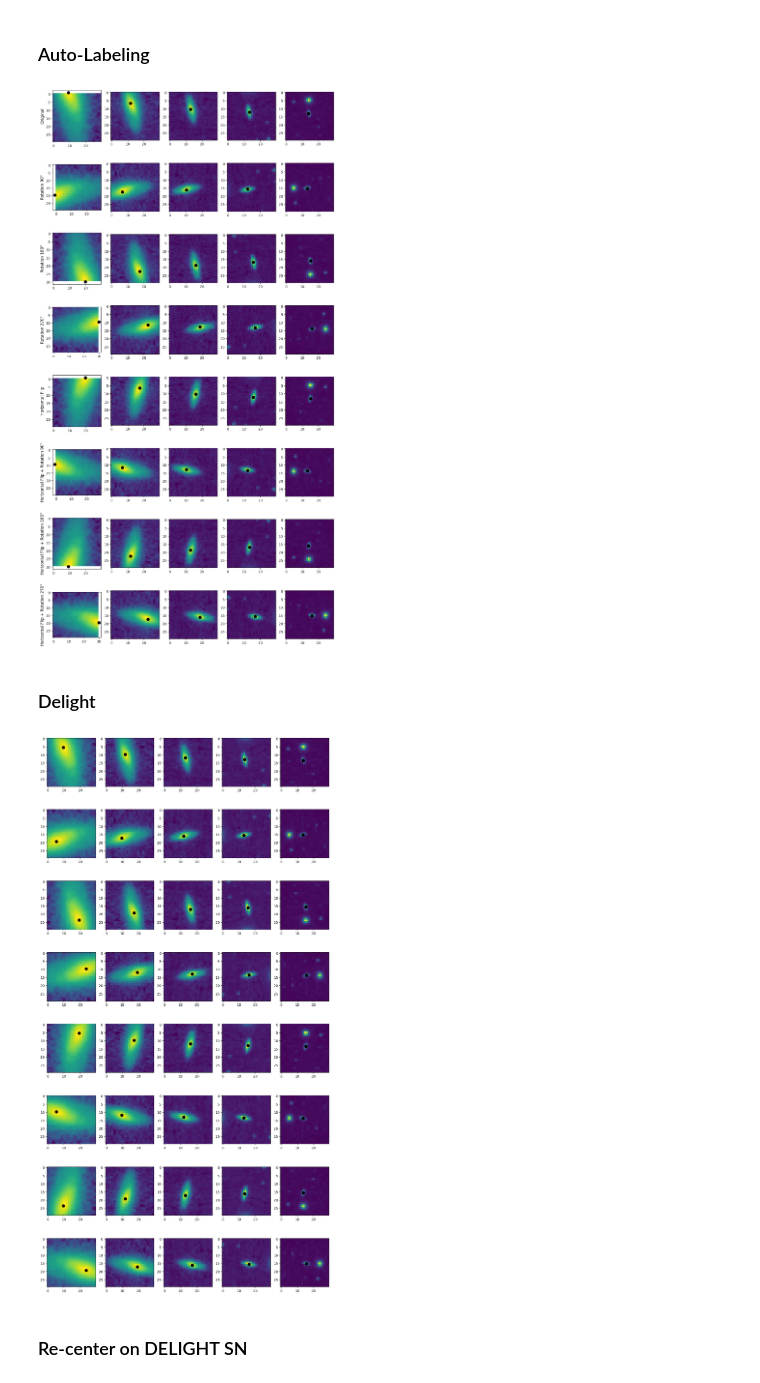
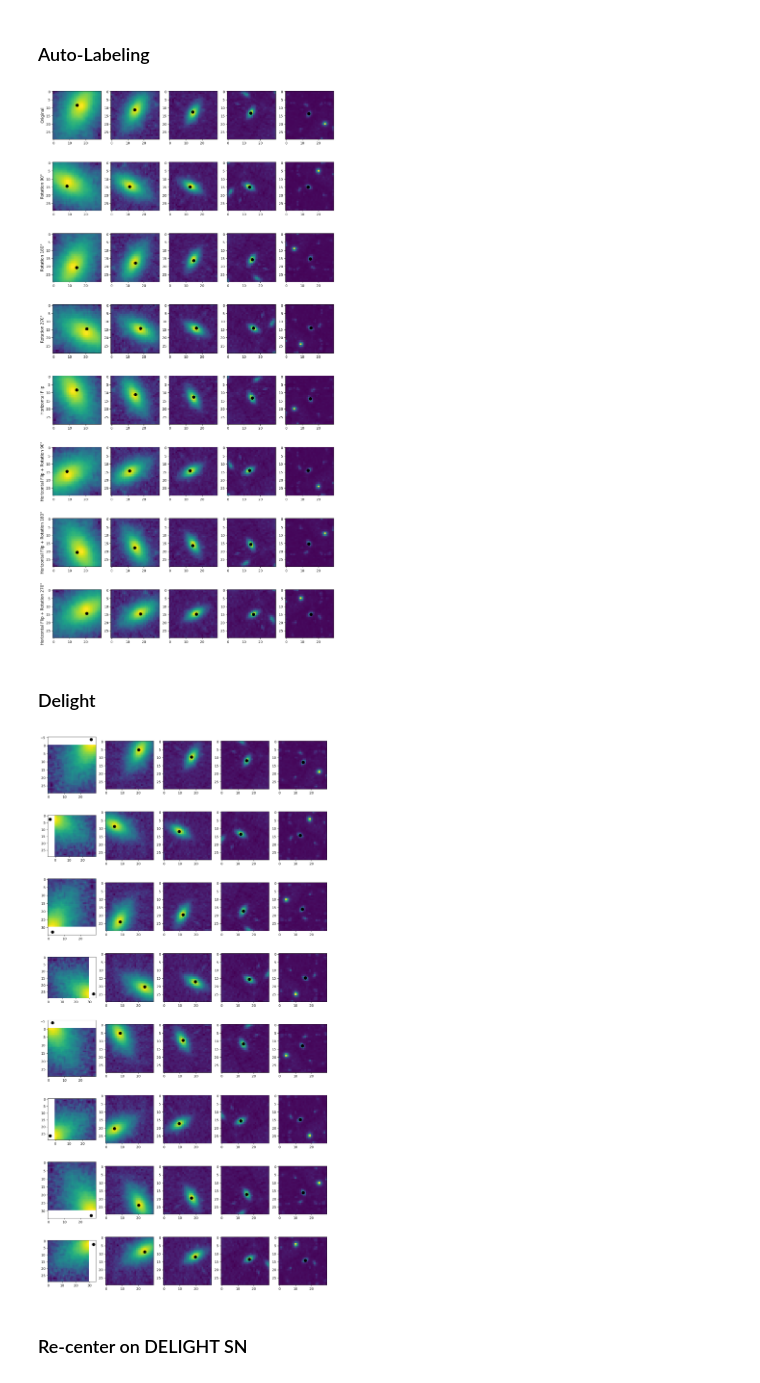
Before and after one commit to AlanMontanares/PRISM, a Jupyter notebook: notebooks/03.View_transformations.ipynb, the cells around one changed output. Saved outputs shown, nothing was run; the diff lists cells and outputs as text; code cells hidden in the pictures.

```diff
--- a/notebooks/03.View_transformations.ipynb
+++ b/notebooks/03.View_transformations.ipynb
@@ -9,32 +9,30 @@ sys.path.append(os.path.abspath(os.path.join(os.getcwd(), "..")))
 
 from utils.custom_datasets import DelightClassic, DelightAutoLabeling
 # %%
-df = pd.read_csv("..\data\SERSIC\delight_sersic.csv", dtype={'objID': 'Int64'})
-images_multi = np.load("..\data\SERSIC\h2f_ps1_multires_delight_simple_method.npy")
+df = pd.read_csv("..\data\SERSIC\df.csv", dtype={'objID': 'Int64'})
+images_multi = np.load("..\data\SERSIC\dataset_multires_30_simple_method.npy")
 
 sn_pos = df[["dx","dy"]].values.astype(np.float32)
 sersic_radius = df["rSerRadius"].values.astype(np.float32)
 sersic_ab = df["rSerAb"].values.astype(np.float32)
 sersic_phi = df["rSerPhi"].values.astype(np.float32)
 
-oid_train = np.load(f"..\data\SERSIC\id_train.npy",allow_pickle=True) # Escogemos las oids para entrenar, ya sea del split de Delight
+oid_train = np.load(f"..\data\SERSIC\id_train.npy",allow_pickle=True)
 idx_train = df[df['oid'].isin(oid_train)].index.to_numpy()
 
 X_train_autolabeling = np.load("..\data\SERSIC\X_train_autolabeling.npy")
 X_train_multi = images_multi[idx_train]
 y_train = sn_pos[idx_train]
 
-mask_radius_10 = (df["rSerRadius"].values[idx_train] < 9.8)
+del images_multi
 
-df_train = df.iloc[idx_train][mask_radius_10]
-X_train_autolabeling = X_train_autolabeling[mask_radius_10]
-X_train_multi = X_train_multi[mask_radius_10]
+df_train = df.iloc[idx_train]
+X_train_autolabeling = X_train_autolabeling
+X_train_multi = X_train_multi
 
-y_train = y_train[mask_radius_10]
-
-train_sersic_radius = sersic_radius[idx_train][mask_radius_10]
-train_sersic_ab = sersic_ab[idx_train][mask_radius_10]
-train_sersic_phi = sersic_phi[idx_train][mask_radius_10]
+train_sersic_radius = sersic_radius[idx_train]
+train_sersic_ab = sersic_ab[idx_train]
+train_sersic_phi = sersic_phi[idx_train]
 # %% [markdown]
 ### Auto-Labeling
 # %%
@@ -56,7 +54,7 @@ transformations = {0: "Original",
                    7: "Horizontal Flip + Rotation 270°",
                    }
 # %%
-idx = 17
+idx = 8
 example = dataset_autolabeling[idx]
 
 centros = np.array([[14,14],[14,15],[15,15],[15,14],[15,14],[14,14],[14,15],[15,15]])
@@ -71,7 +69,7 @@ for i, (pos, trans_name) in enumerate(transformations.items()):
 
 plt.show()
 # %% [output]
-[figure, old version]
+[figure, new version]
 # %% [markdown]
 ### Delight
 # %%
@@ -79,23 +77,23 @@ dataset_delight_h2f =  DelightClassic(
                                 imgs = X_train_multi,
                                 sn_pos = y_train)
 # %%
-idx = 17
+idx = 8
 
 example = dataset_delight_h2f[idx]
 centros = np.array([[14,14],[14,15],[15,15],[15,14],[15,14],[14,14],[14,15],[15,15]])
 
 pos = 0
 fig, axs = plt.subplots(8,5, figsize=(15,30))
 
 for i, (pos, trans_name) in enumerate(transformations.items()):
 
     for m in range(5):
         axs[pos][m].imshow(example[0][pos][m][0])
         axs[pos][m].scatter((example[1][pos][0]/(2**m) + centros[i][0]) , (example[1][pos][1]/(2**m)+ centros[i][1]), s=70, color="black")
 
 plt.show()
 # %% [output]
-[figure, old version]
+[figure, new version]
 # %% [markdown]
 ### Re-center on DELIGHT SN
 # %%
```
Also changed, not shown: parts of 1 cell of this notebook, 5 other files.
